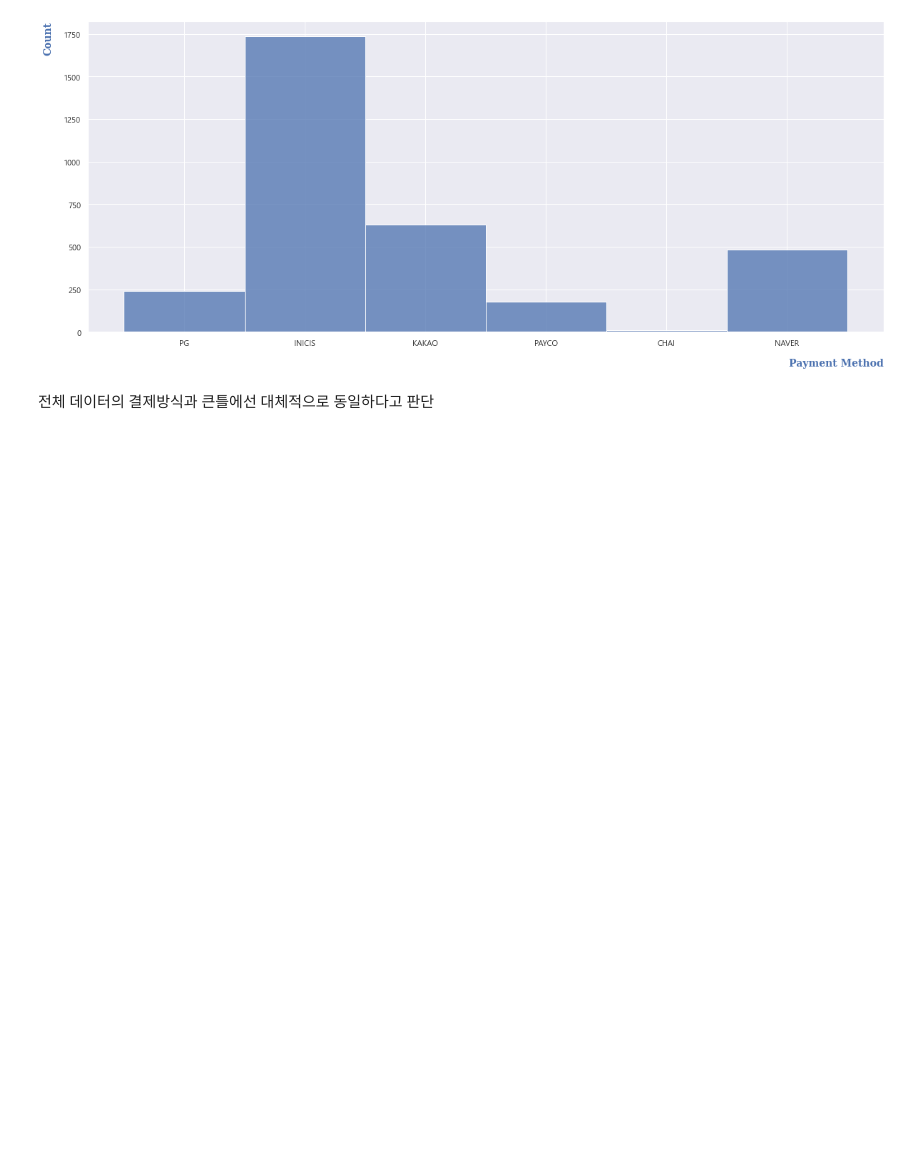
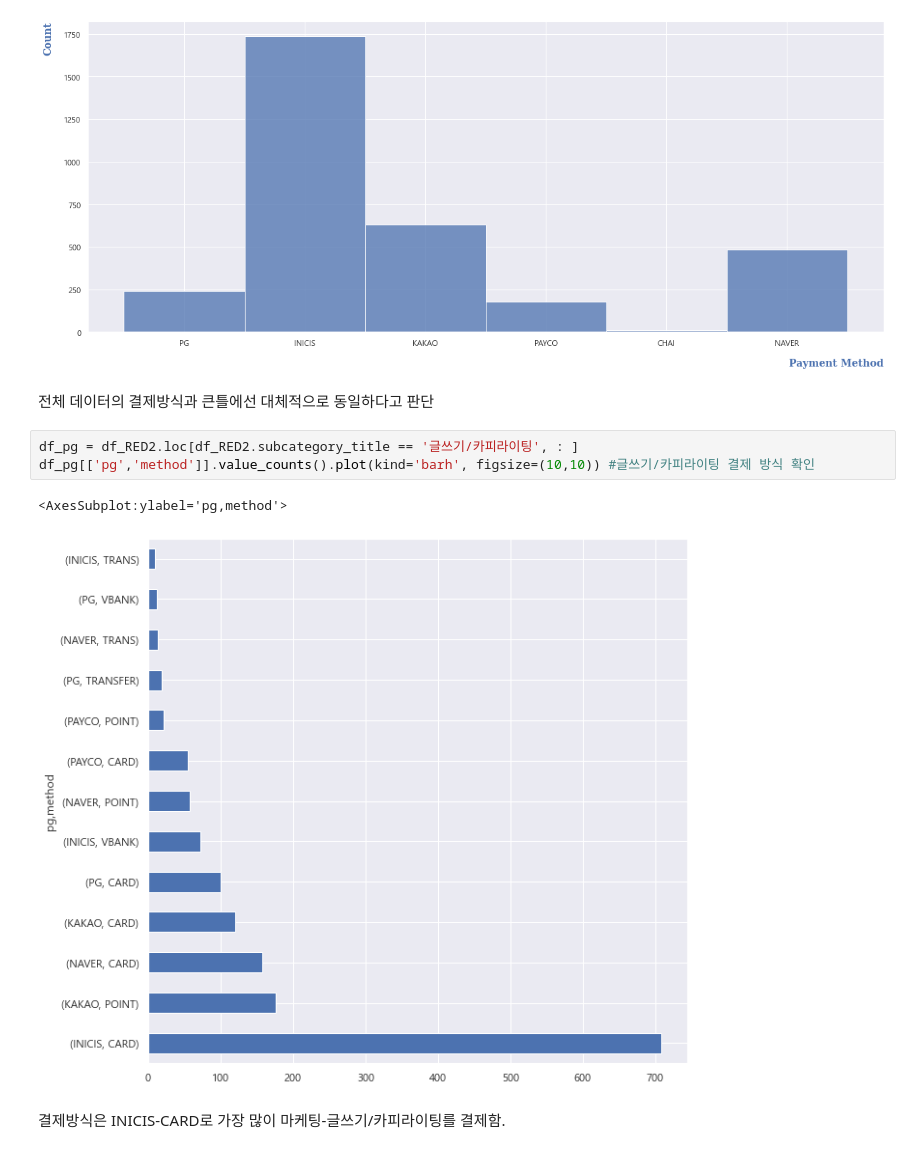
Before and after one commit to yd-online3/fc_miniproject, a Jupyter notebook: fc_mini_chansupark_ForSubmission.ipynb, the cells around one changed output. Drawn from its saved outputs; the diff is of its cells as text; blank space fills up the shorter version.

```diff
--- a/fc_mini_chansupark_ForSubmission.ipynb
+++ b/fc_mini_chansupark_ForSubmission.ipynb
@@ -798,3 +816,11 @@ plt.show()
 [figure]
 # %% [markdown]
 전체 데이터의 결제방식과 큰틀에선 대체적으로 동일하다고 판단
+# %%
+df_pg = df_RED2.loc[df_RED2.subcategory_title == '글쓰기/카피라이팅', : ]
+df_pg[['pg','method']].value_counts().plot(kind='barh', figsize=(10,10)) #글쓰기/카피라이팅 결제 방식 확인
+# %% [output]
+<AxesSubplot:ylabel='pg,method'>
+[figure, added]
+# %% [markdown]
+결제방식은 INICIS-CARD로 가장 많이 마케팅-글쓰기/카피라이팅를 결제함.
```
Also changed, not shown: parts of 27 cells of this notebook.
